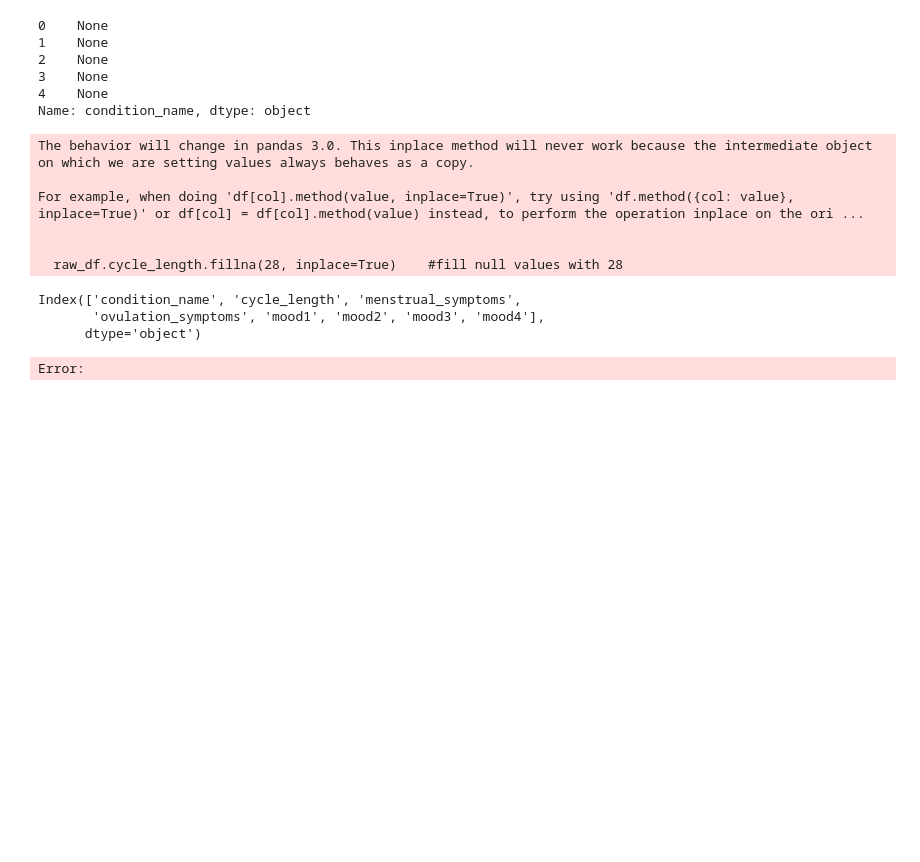
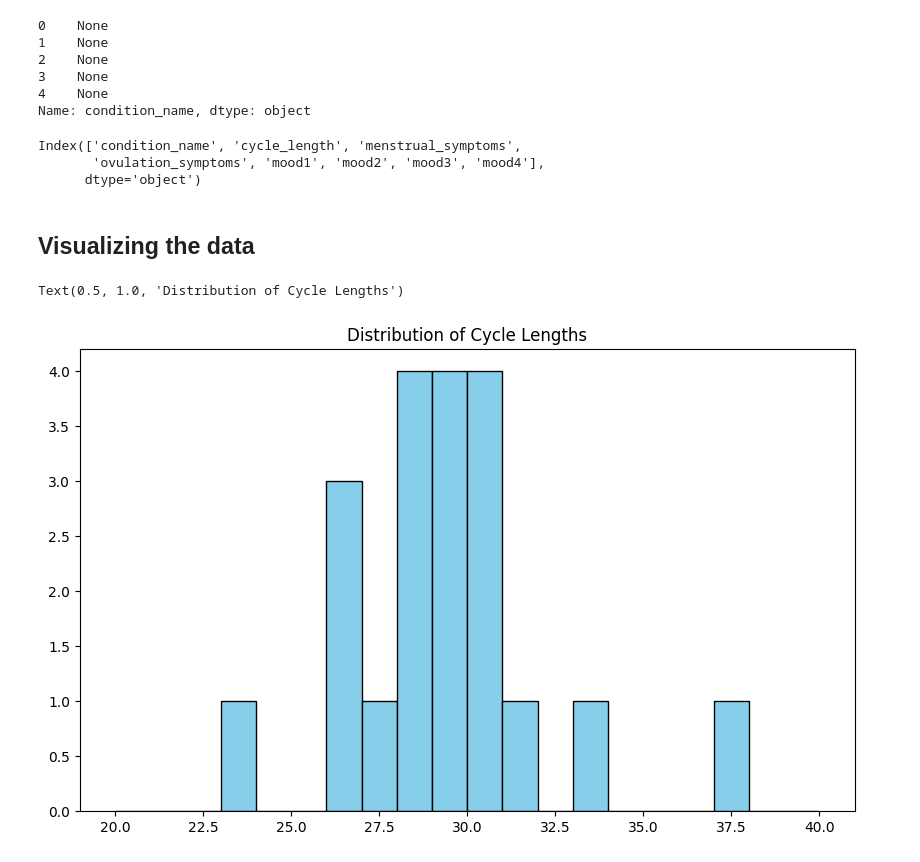
Before and after one commit to musombaangel/menstrual-wellness-project, a Jupyter notebook: notebooks/preprocessing.ipynb, the cells around one changed output. Cells and saved outputs as stored; diff of their text form; code cells hidden in the pictures; blank space fills up the shorter version.

```diff
--- a/notebooks/preprocessing.ipynb
+++ b/notebooks/preprocessing.ipynb
@@ -5,7 +5,7 @@ import pandas as pd
 import matplotlib.pyplot as plt
 # %%
 #import data
-raw_df=pd.read_csv('Hormonal Cycle Wellness Research.csv')
+raw_df=pd.read_csv('datasets/Hormonal Cycle Wellness Research.csv')
 raw_df.head(2)
 # %% [output]
 |  | Timestamp | Sex | Mens_tracking | emo_tracking | phase_awareness | condition | condition_name | ... |
@@ -52,25 +57,16 @@ For example, when doing 'df[col].method(value, inplace=True)', try using 'df.met
 4    None
 Name: condition_name, dtype: object
 # %%
-#cycle length
+#cleaning cycle length
 import re
 def clean_days(day_string: str) -> float:
     days=re.findall(r'\d+',day_string)   #find all the specified dates e.g., from 28 to 30 = [28,30]
     days=list(map(float, days))
-    avg_days=np.average(days)
+    avg_days=np.average(days)   #calculate the average of the days
     return avg_days
 
 
 raw_df.cycle_length=raw_df.cycle_length.apply(clean_days)
-raw_df.cycle_length.head()
-raw_df.cycle_length.fillna(28, inplace=True)    #fill null values with 28
-# %% [output]
-The behavior will change in pandas 3.0. This inplace method will never work because the intermediate object on which we are setting values always behaves as a copy.
-
-For example, when doing 'df[col].method(value, inplace=True)', try using 'df.method({col: value}, inplace=True)' or df[col] = df[col].method(value) instead, to perform the operation inplace on the ori ...
-
-
-  raw_df.cycle_length.fillna(28, inplace=True)    #fill null values with 28
 # %%
 raw_df['menstrual_symptoms']=raw_df['menstrual_symptoms'].apply(lambda x:x.split(';'))
 raw_df['ovulation_symptoms']=raw_df['ovulation_symptoms'].apply(lambda x:x.split(';'))
@@ -84,5 +80,15 @@ Index(['condition_name', 'cycle_length', 'menstrual_symptoms',
 import pandas as pd
 df=pd.DataFrame(raw_df)
 raw_df.to_excel('clean_data.xlsx', index=False)
-# %% [output]
-Error:
+# %% [markdown]
+## Visualizing the data
+# %%
+import matplotlib.pyplot as plt
+
+#Plotting the distribution of cycle lengths
+plt.figure(figsize=(10, 6))
+plt.hist(raw_df['cycle_length'], bins=range(20, 41), color='skyblue', edgecolor='black')
+plt.title('Distribution of Cycle Lengths')
+# %% [output]
+Text(0.5, 1.0, 'Distribution of Cycle Lengths')
+[figure, added]
```
Also changed, not shown: parts of 4 cells of this notebook.
